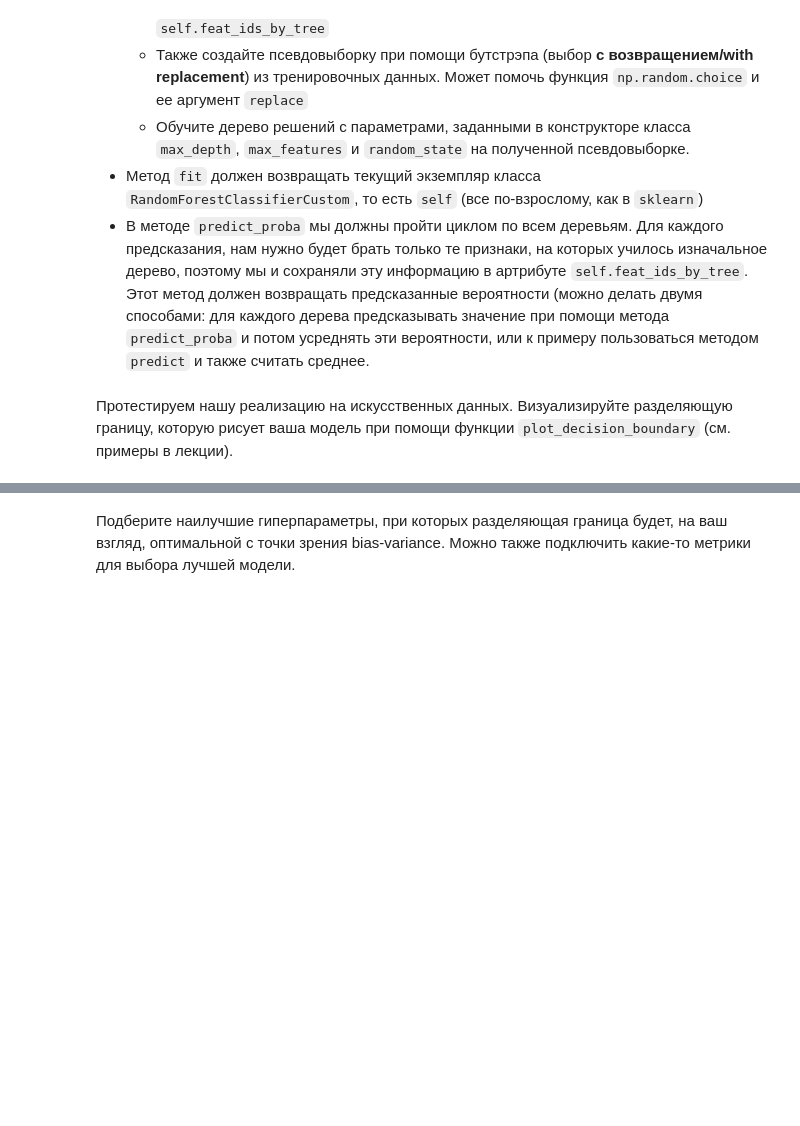
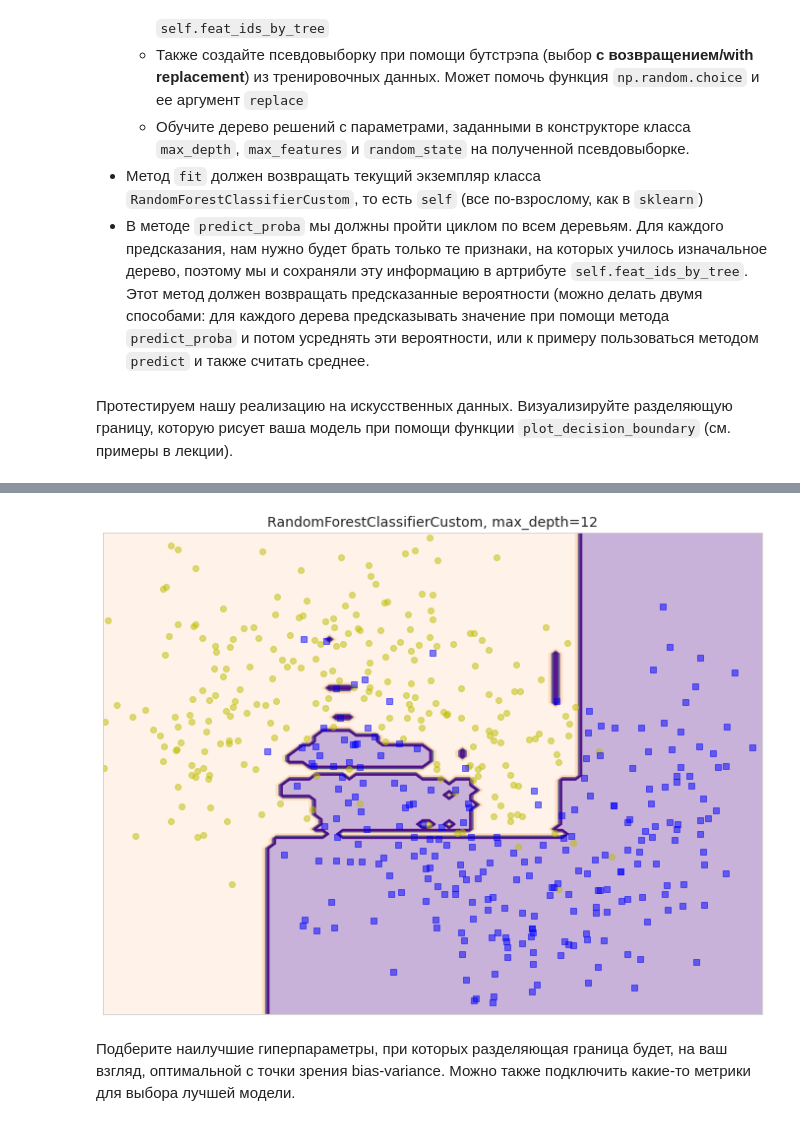
Before and after one commit to Freddsle/BI_ML_2021, a Jupyter notebook: l5_ensembles/code/Ensembles.ipynb, the cells around one changed output, grey strips where cells are left out. Cells and saved outputs as stored; diff of their text form; code cells hidden in the pictures; blank space fills up the shorter version.

```diff
--- a/l5_ensembles/code/Ensembles.ipynb
+++ b/l5_ensembles/code/Ensembles.ipynb
@@ -179,15 +179,34 @@ class RandomForestClassifierCustom(BaseEstimator):
         self.classes_ = sorted(np.unique(y))
 
         ## ENTER YOUR CODE HERE (/¯◡ ‿ ◡)/¯☆*##
-        pass
+        for i in range(0, self.n_estimators):
+            np.random.seed(self.random_state + i)
+            self.feat_ids_by_tree.append(random.sample(range(X.shape[1]), self.max_features))
+
+            indexes = np.random.choice(X.shape[0], size=X.shape[0], replace=True)
+
+            pseudo_X = X[indexes, :][:, self.feat_ids_by_tree[i]]
+            pseudo_y = y[indexes]
+
+            model = DecisionTreeClassifier(max_depth=self.max_depth,
+                                           max_features=self.max_features,
+                                           random_state=self.random_state)
+            model.fit(pseudo_X, pseudo_y)
+            self.trees.append(model)
+
+        return self
 
     def predict_proba(self, X):
         ## ENTER YOUR CODE HERE (/¯◡ ‿ ◡)/¯☆*##
-        pass
+        proba = np.empty(shape=(X.shape[0], len(self.trees)))
+        for i, tree in enumerate(self.trees):
+            proba[:, i] = tree.predict(X[:, self.feat_ids_by_tree[i]])
+        return proba
 
     def predict(self, X):
         probas = self.predict_proba(X)
-        predictions = np.argmax(probas, axis=1)
+        predictions = np.mean(probas, axis=1)
+        predictions = np.where(predictions > 0.5, 1, 0)
 
         return predictions
 # %% [markdown]
@@ -219,4 +240,24 @@ plt.show()
 # %%
 ## ENTER YOUR CODE HERE (/¯◡ ‿ ◡)/¯☆*##
+# %%
+model = RandomForestClassifierCustom(n_estimators=10, max_depth=5, max_features=2)
+model.fit(X, y)
+y_pred_prob = model.predict(X)
+# %%
+X_train, X_test, y_train, y_test = train_test_split(X, y, random_state=42)
+# %%
+rf = RandomForestClassifierCustom(max_depth=15, n_estimators=100, max_features=2)
+
+rf.fit(X_train, y_train)
+
+plot_decision_boundary(rf, X, y)
+plt.title("RandomForestClassifierCustom, max_depth=12", fontsize=14)
+plt.subplots_adjust()
+plt.xlabel("")
+plt.ylabel("")
+plt.xticks([], [])
+plt.yticks([], []);
+# %% [output]
+[figure, added]
 # %% [markdown]
 Подберите наилучшие гиперпараметры, при которых разделяющая граница будет, на ваш взгляд, оптимальной с точки зрения bias-variance. Можно также подключить какие-то метрики для выбора лучшей модели.
```
Also changed, not shown: parts of 27 cells of this notebook, 3 other files.
